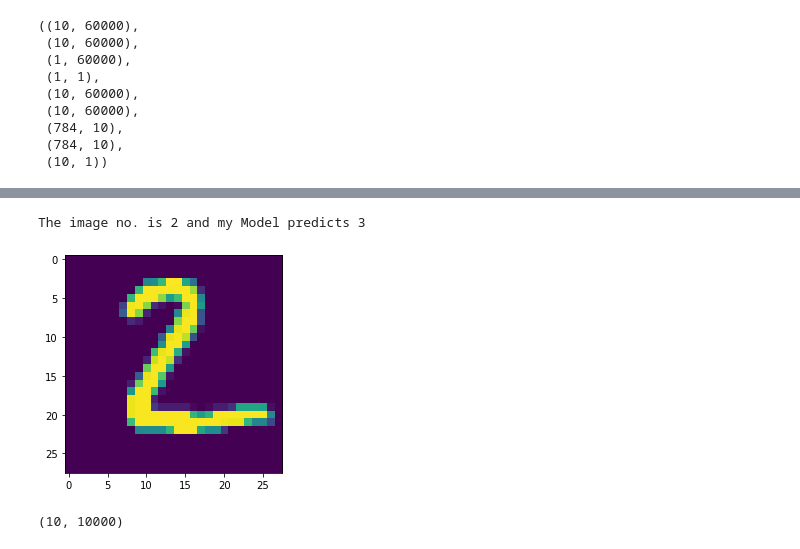
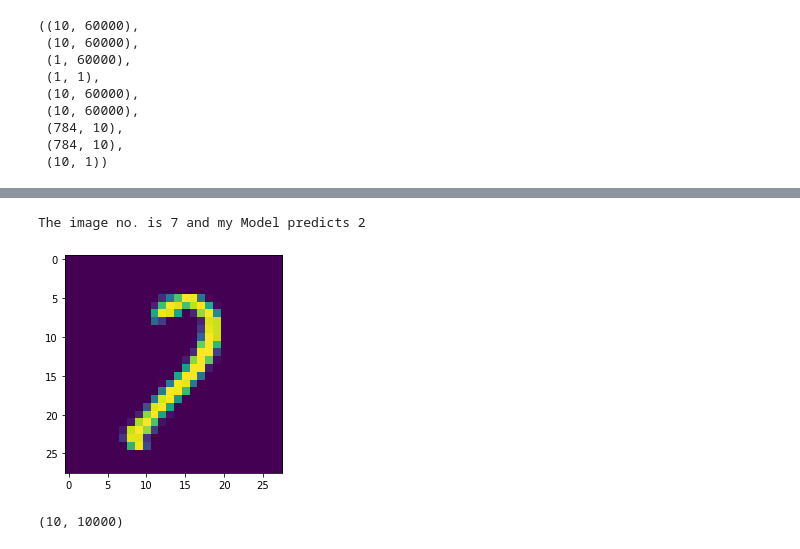
Before and after one commit to ABD-01/MNIST, a Jupyter notebook: MNIST_Single Layer.ipynb, the cells around one changed output, grey strips where cells are left out. Saved outputs shown, nothing was run; the diff lists cells and outputs as text; code cells hidden in the pictures.

```diff
--- a/MNIST_Single Layer.ipynb
+++ b/MNIST_Single Layer.ipynb
@@ -205,10 +205,10 @@ Cost for training was [[2.7277507]]
 # %%
-image = 1 #5247
+image = 5246
 plt.imshow(test_images[image])
 print(f'The image no. is {test_labels[image]} and my Model predicts {F_test[image]}')
 # %% [output]
-The image no. is 2 and my Model predicts 3
+The image no. is 7 and my Model predicts 2
-[figure, old version]
+[figure, new version]
 # %%
 b[:,:10000].shape
 # %% [output]
```
Also changed, not shown: parts of 11 cells of this notebook.
